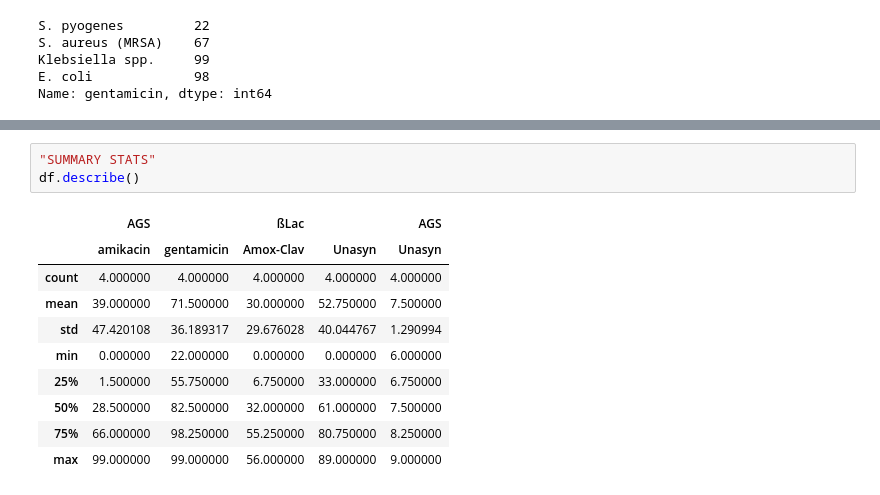
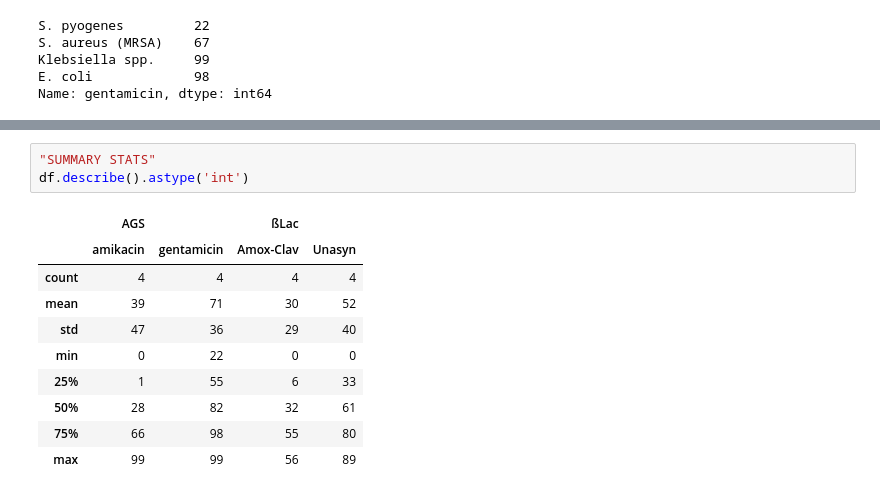
Before and after one commit to jsteinbecker/sars-cov-2, a Jupyter notebook: JTS_python_env/PARSING/Scripts/pandas_.ipynb, the cells around one changed output, grey strips where cells are left out. Cells and saved outputs as stored; diff of their text form.

```diff
--- a/JTS_python_env/PARSING/Scripts/pandas_.ipynb
+++ b/JTS_python_env/PARSING/Scripts/pandas_.ipynb
@@ -58,14 +108,14 @@ Name: 1, dtype: int64
 # %%
 "SUMMARY STATS"
-df.describe()
+df.describe().astype('int')
 # %% [output]
-|  | AGS |  | ßLac |  | AGS |
-|  | amikacin | gentamicin | Amox-Clav | Unasyn | Unasyn |
-| count | 4.000000 | 4.000000 | 4.000000 | 4.000000 | 4.000000 |
-| mean | 39.000000 | 71.500000 | 30.000000 | 52.750000 | 7.500000 |
-| std | 47.420108 | 36.189317 | 29.676028 | 40.044767 | 1.290994 |
-| min | 0.000000 | 22.000000 | 0.000000 | 0.000000 | 6.000000 |
-| 25% | 1.500000 | 55.750000 | 6.750000 | 33.000000 | 6.750000 |
-| 50% | 28.500000 | 82.500000 | 32.000000 | 61.000000 | 7.500000 |
-| 75% | 66.000000 | 98.250000 | 55.250000 | 80.750000 | 8.250000 |
-| max | 99.000000 | 99.000000 | 56.000000 | 89.000000 | 9.000000 |
+|  | AGS |  | ßLac |  |
+|  | amikacin | gentamicin | Amox-Clav | Unasyn |
+| count | 4 | 4 | 4 | 4 |
+| mean | 39 | 71 | 30 | 52 |
+| std | 47 | 36 | 29 | 40 |
+| min | 0 | 22 | 0 | 0 |
+| 25% | 1 | 55 | 6 | 33 |
+| 50% | 28 | 82 | 32 | 61 |
+| 75% | 66 | 98 | 55 | 80 |
+| max | 99 | 99 | 56 | 89 |
```
Also changed, not shown: parts of 8 cells of this notebook, 38 other files.
